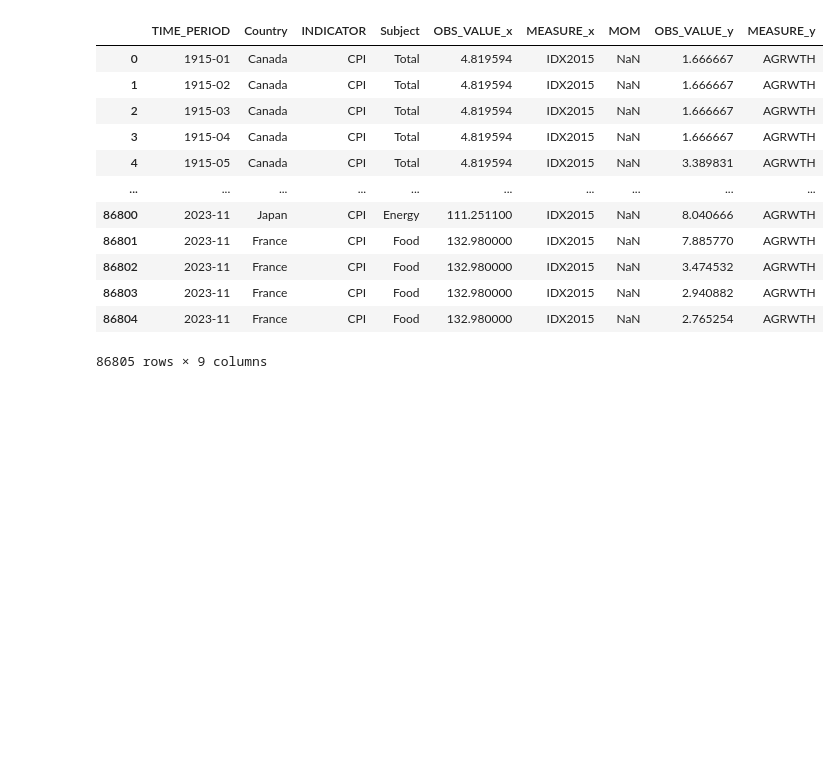
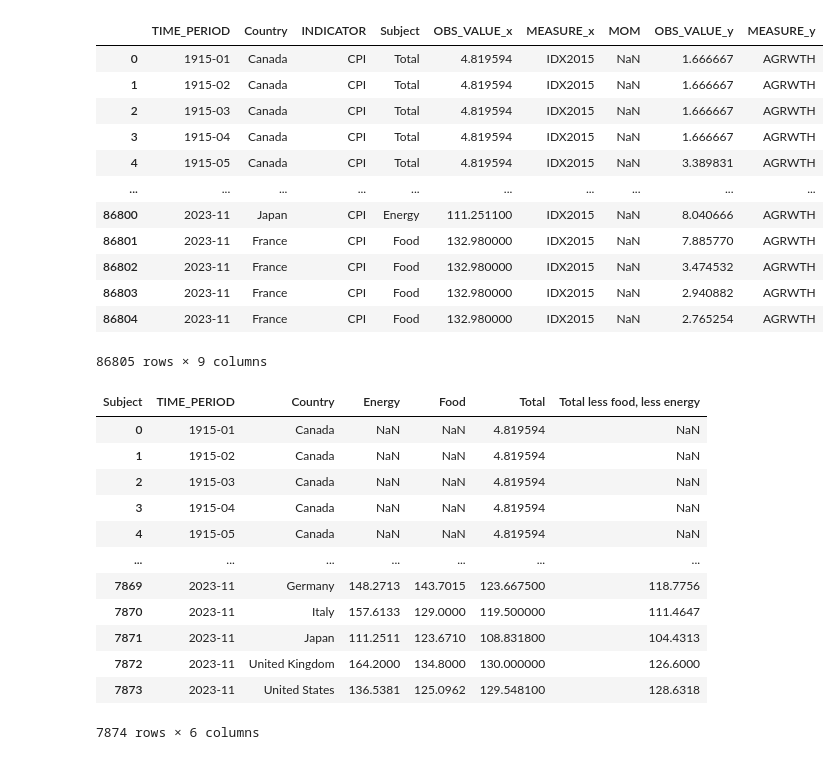
Before and after one commit to Luwate/macroeconomics-project, a Jupyter notebook: inflation_data.ipynb, the cells around one changed output. Cells and saved outputs as stored; diff of their text form; code cells hidden in the pictures; blank space fills up the shorter version.

```diff
--- a/inflation_data.ipynb
+++ b/inflation_data.ipynb
@@ -1,7 +3,7 @@
 # %%
 import pandas as pd
 # %%
-data = pd.read_csv("./data/OECD,DF_DP_LIVE,+IND+BRA+CHN+DEU+FRA+JPN+ITA+CAN+USA+GBR.CPI...M.csv")
+data = pd.read_csv("./data/inflation/OECD,DF_DP_LIVE,+IND+BRA+CHN+DEU+FRA+JPN+ITA+CAN+USA+GBR.CPI...M.csv")
 # %%
 data['Time'].head(5)
 # %% [output]
@@ -169,3 +171,23 @@ data
 | 86803 | 2023-11 | France | CPI | Food | 132.980000 | IDX2015 | NaN | 2.940882 | AGRWTH |
 | 86804 | 2023-11 | France | CPI | Food | 132.980000 | IDX2015 | NaN | 2.765254 | AGRWTH |
 86805 rows × 9 columns
+# %%
+# Pivot the DataFrame to convert the 'Subject' values into columns
+pivoted_x = data.pivot_table(index=['TIME_PERIOD', 'Country'], columns='Subject', values='OBS_VALUE_x', aggfunc = 'mean')
+# %%
+pivoted_x = pivoted_x.reset_index()
+pivoted_x
+# %% [output]
+| Subject | TIME_PERIOD | Country | Energy | Food | Total | Total less food, less energy |
+| 0 | 1915-01 | Canada | NaN | NaN | 4.819594 | NaN |
+| 1 | 1915-02 | Canada | NaN | NaN | 4.819594 | NaN |
+| 2 | 1915-03 | Canada | NaN | NaN | 4.819594 | NaN |
+| 3 | 1915-04 | Canada | NaN | NaN | 4.819594 | NaN |
+| 4 | 1915-05 | Canada | NaN | NaN | 4.819594 | NaN |
+| ... | ... | ... | ... | ... | ... | ... |
+| 7869 | 2023-11 | Germany | 148.2713 | 143.7015 | 123.667500 | 118.7756 |
+| 7870 | 2023-11 | Italy | 157.6133 | 129.0000 | 119.500000 | 111.4647 |
+| 7871 | 2023-11 | Japan | 111.2511 | 123.6710 | 108.831800 | 104.4313 |
+| 7872 | 2023-11 | United Kingdom | 164.2000 | 134.8000 | 130.000000 | 126.6000 |
+| 7873 | 2023-11 | United States | 136.5381 | 125.0962 | 129.548100 | 128.6318 |
+7874 rows × 6 columns
```
Also changed, not shown: parts of 18 cells of this notebook, 32 other files.
